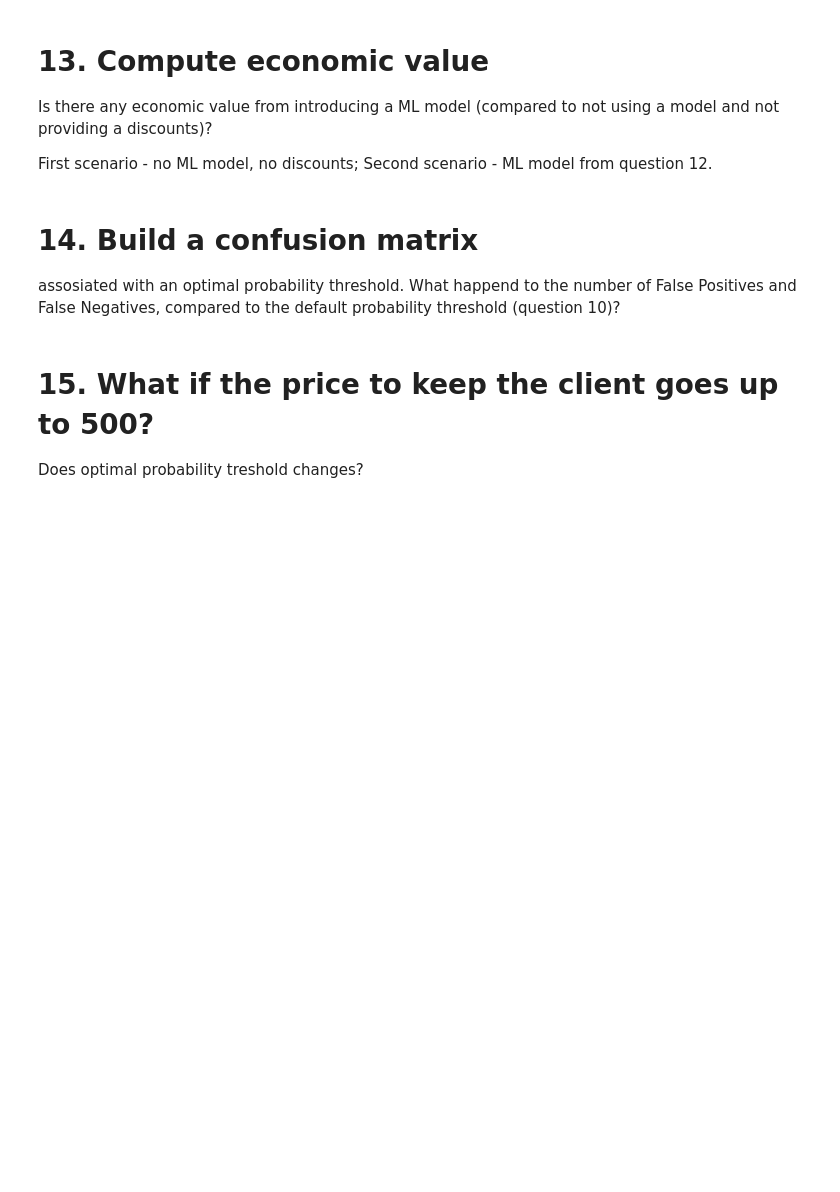
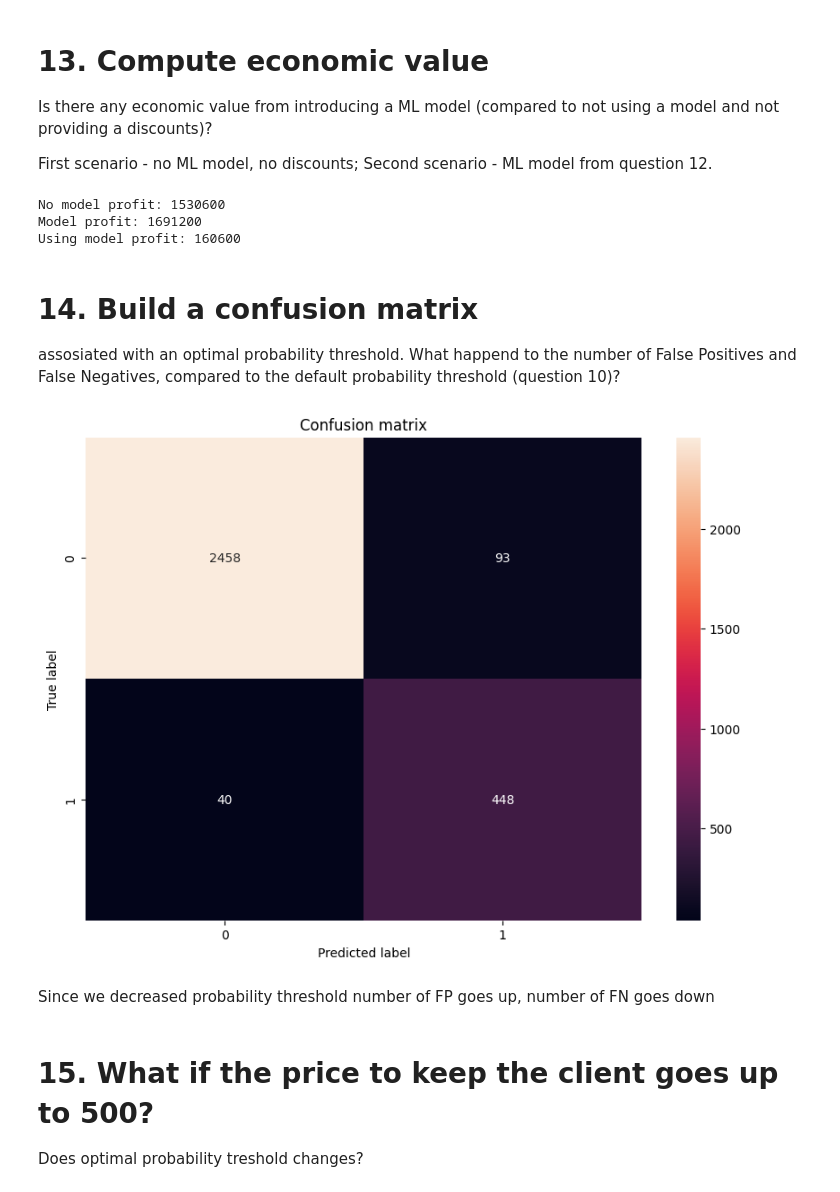
Before and after one commit to Badcat330/ds-for-business, a Jupyter notebook: home-assignment-2/ha2-churn-prediction.ipynb, the cells around one changed output. Drawn from its saved outputs; the diff is of its cells as text; code cells hidden in the pictures; blank space fills up the shorter version.

Commit message:
finish hw test part

```diff
--- a/home-assignment-2/ha2-churn-prediction.ipynb
+++ b/home-assignment-2/ha2-churn-prediction.ipynb
@@ -358,0 +384,3 @@ plt.ylabel('Revenue, mln $');
+# %%
+max_profit_index = np.argmax(profit)
+print(f"{np.linspace(0.05,0.95,19)[max_profit_index]}, {profit[max_profit_index]}")
@@ -362,10 +392,37 @@ plt.ylabel('Revenue, mln $');
 Is there any economic value from introducing a ML model (compared to not using a model and not providing a discounts)?
 
 First scenario - no ML model, no discounts; Second scenario - ML model from question 12.
+# %%
+print(f"No model profit: {y_test.value_counts()[0] * 50 * 12}")
+print(f"Model profit: {profit[max_profit_index]}")
+print(f"Using model profit: {profit[max_profit_index] - y_test.value_counts()[0] * 50 * 12}")
+# %% [output]
+No model profit: 1530600
+Model profit: 1691200
+Using model profit: 160600
 # %% [markdown]
 # 14. Build a confusion matrix
 
 assosiated with an optimal probability threshold. What happend to the number of False Positives and False Negatives, compared to the default probability threshold (question 10)?
+# %%
+from sklearn.metrics import confusion_matrix
+import seaborn as sns
+import matplotlib.pyplot as plt
+
+# Create confusion matrix
+cm = confusion_matrix(df_test['Attrition_Flag'], y_pred_rf[:, 1]>np.linspace(0.05,0.95,19)[max_profit_index])
+
+# Visualize the confusion matrix using seaborn
+plt.figure(figsize=(10,7))
+sns.heatmap(cm, annot=True, fmt="d")
+plt.title("Confusion matrix")
+plt.ylabel('True label')
+plt.xlabel('Predicted label')
+plt.show()
+# %% [output]
+[figure, added]
+# %% [markdown]
+Since we decreased probability threshold number of FP goes up, number of FN goes down
 # %% [markdown]
 # 15. What if the price to keep the client goes up to 500?
 
```
Also changed, not shown: parts of 19 cells of this notebook, 1 other file.
